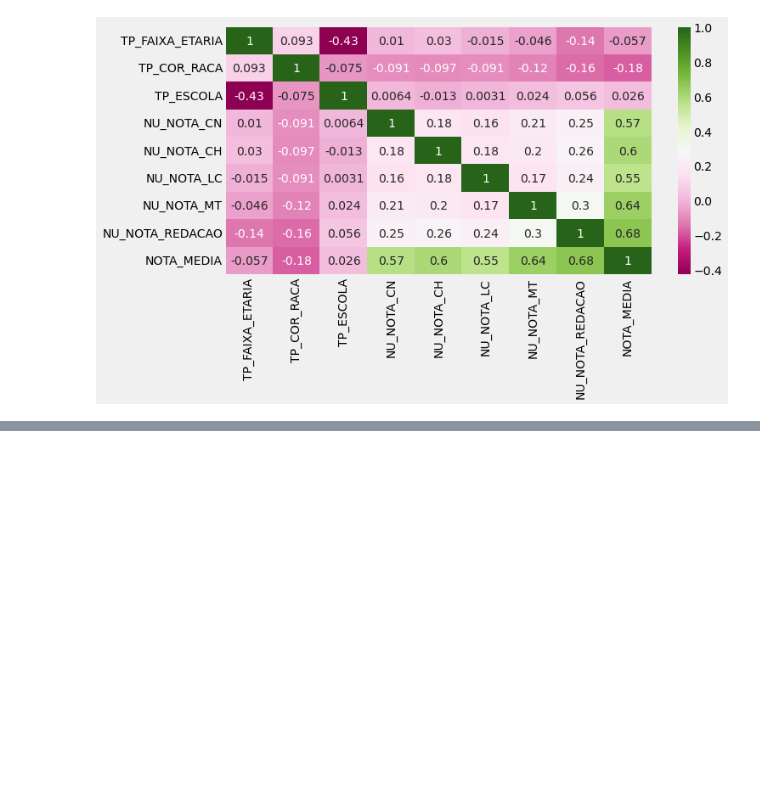
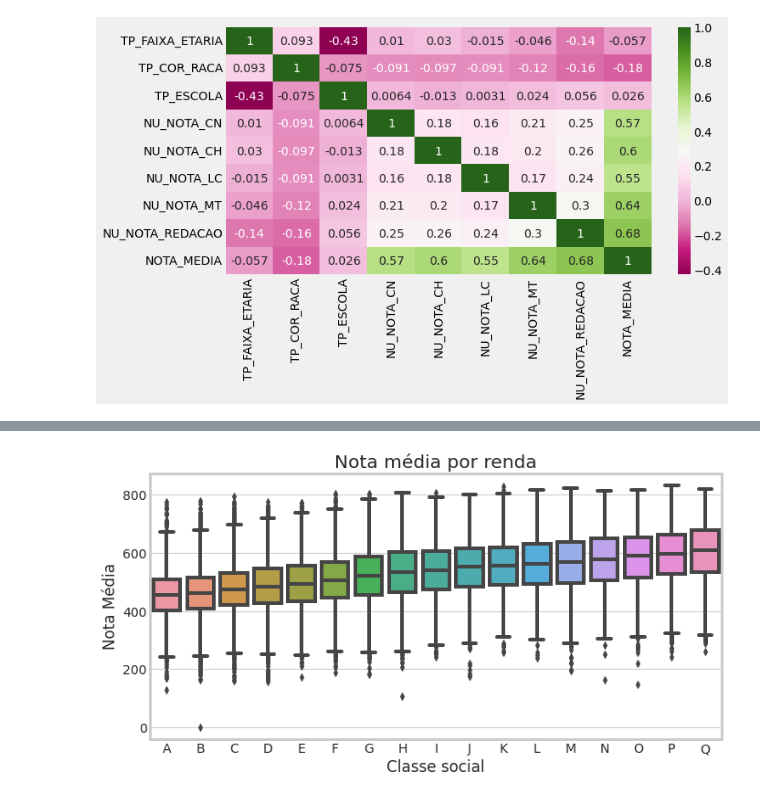
Before and after one commit to kingofrats04/Projeto_IA_DadosEnem, a Jupyter notebook: Cópia_de_Graficos_IA.ipynb, the cells around one changed output, grey strips where cells are left out. Cells and saved outputs as stored; diff of their text form; code cells hidden in the pictures; blank space fills up the shorter version.

```diff
--- a/Cópia_de_Graficos_IA.ipynb
+++ b/Cópia_de_Graficos_IA.ipynb
@@ -1710,0 +1734,11 @@ plt.show()
+# %%
+import string
+sns.set_style("whitegrid")
+sns.boxplot(x = 'Q006', y = 'NOTA_MEDIA', data = base2021,
+           order=list(string.ascii_uppercase[:17]))
+plt.title('Nota média por renda')
+plt.xlabel('Classe social')
+plt.ylabel('Nota Média')
+plt.show()
+# %% [output]
+[figure, added]
```
Also changed, not shown: parts of 8 cells of this notebook.
